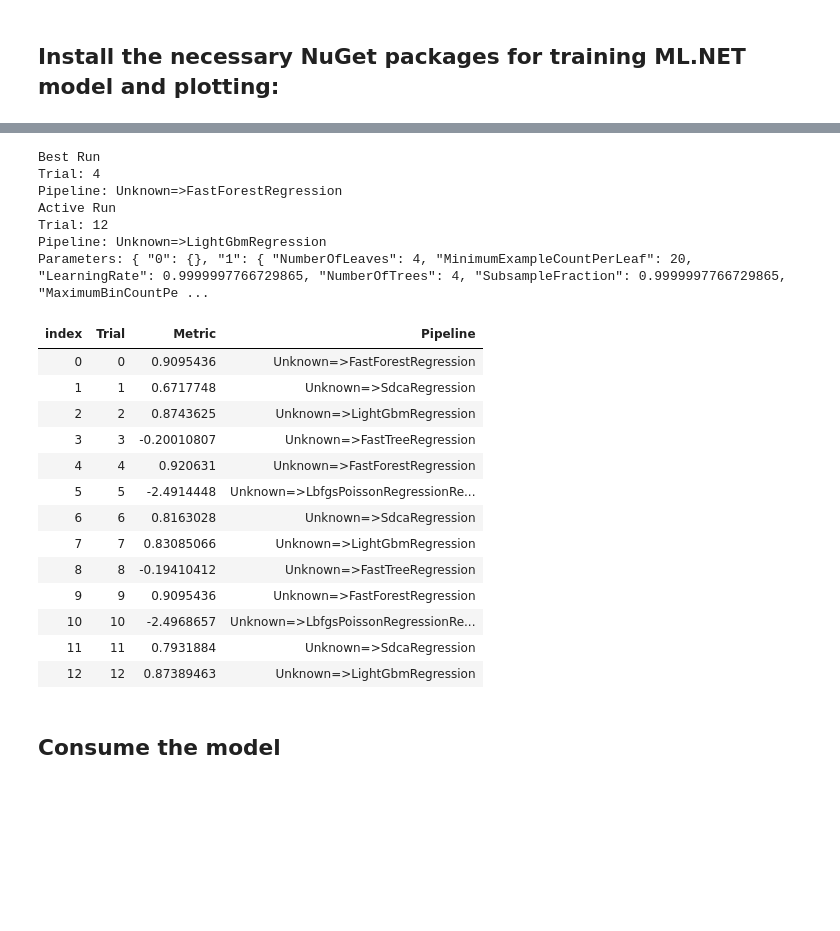
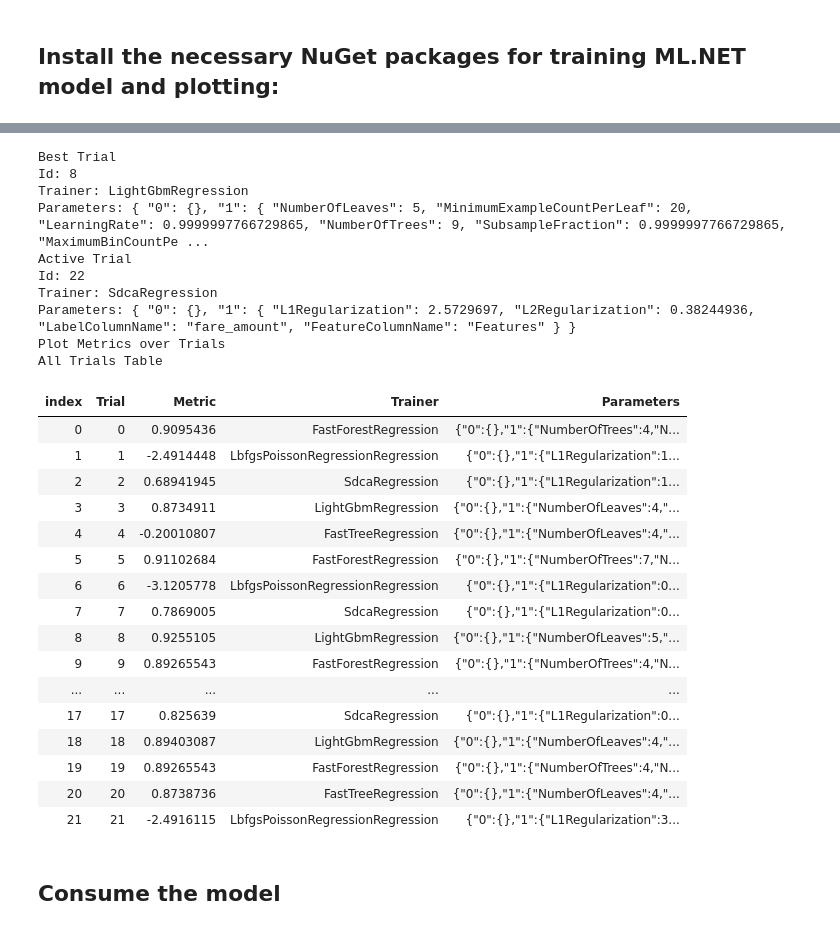
Before and after one commit to dotnet/csharp-notebooks, a Jupyter notebook: machine-learning/E2E-Regression with Taxi Dataset.ipynb, the cells around one changed output, grey strips where cells are left out. Saved outputs shown, nothing was run; the diff lists cells and outputs as text; code cells hidden in the pictures; blank space fills up the shorter version.

```diff
--- a/machine-learning/E2E-Regression with Taxi Dataset.ipynb
+++ b/machine-learning/E2E-Regression with Taxi Dataset.ipynb
@@ -59,55 +41,61 @@ using MLNetAutoML.InteractiveExtension;
 # %%
 
 //Load File
 var trainDataPath = Path.Combine(Directory.GetCurrentDirectory(),"data", "taxi-fare.csv");
 var df = DataFrame.LoadCsv(trainDataPath);
 var mlContext = new MLContext();
 
 // Append the trainer to the data processing pipeline
 var pipeline = mlContext.Transforms.Categorical.OneHotEncoding(new[] { new InputOutputColumnPair(@"vendor_id", @"vendor_id"), new InputOutputColumnPair(@"payment_type", @"payment_type")},outputKind: OutputKind.Binary)
                  .Append(mlContext.Transforms.ReplaceMissingValues(new[] { new InputOutputColumnPair(@"rate_code", @"rate_code"), new InputOutputColumnPair(@"passenger_count", @"passenger_count"), new InputOutputColumnPair(@"trip_time_in_secs", @"trip_time_in_secs"), new InputOutputColumnPair(@"trip_distance", @"trip_distance") }))
                  .Append(mlContext.Transforms.Concatenate(@"Features", new[] { @"vendor_id", @"payment_type", @"rate_code", @"passenger_count", @"trip_time_in_secs", @"trip_distance" }))
                  .Append(mlContext.Auto().Regression(labelColumnName: "fare_amount"));
 
 // Configure AutoML
 var trainTestSplit = mlContext.Data.TrainTestSplit(df, 0.2);
 var validateTestSplit = mlContext.Data.TrainTestSplit(trainTestSplit.TestSet, 0.5);
 var monitor = new NotebookMonitor();
 
  var experiment = mlContext.Auto().CreateExperiment()
                     .SetPipeline(pipeline)
                     .SetTrainingTimeInSeconds(50)
                     .SetDataset(trainTestSplit.TrainSet, validateTestSplit.TrainSet)
                     .SetEvaluateMetric(RegressionMetric.RSquared, "fare_amount", "Score")
 					.SetMonitor(monitor);
 
 					// Configure Visualizer
 monitor.SetUpdate(monitor.Display());
 
 // Start Experiment
-var result = experiment.Run().Result;
+var result = await experiment.RunAsync();
 # %% [output]
-Best Run
-Trial: 4
-Pipeline: Unknown=>FastForestRegression
-Active Run
-Trial: 12
-Pipeline: Unknown=>LightGbmRegression
-Parameters: { "0": {}, "1": { "NumberOfLeaves": 4, "MinimumExampleCountPerLeaf": 20, "LearningRate": 0.9999997766729865, "NumberOfTrees": 4, "SubsampleFraction": 0.9999997766729865, "MaximumBinCountPe ...
+Best Trial
+Id: 8
+Trainer: LightGbmRegression
+Parameters: { "0": {}, "1": { "NumberOfLeaves": 5, "MinimumExampleCountPerLeaf": 20, "LearningRate": 0.9999997766729865, "NumberOfTrees": 9, "SubsampleFraction": 0.9999997766729865, "MaximumBinCountPe ...
+Active Trial
+Id: 22
+Trainer: SdcaRegression
+Parameters: { "0": {}, "1": { "L1Regularization": 2.5729697, "L2Regularization": 0.38244936, "LabelColumnName": "fare_amount", "FeatureColumnName": "Features" } }
+Plot Metrics over Trials
+All Trials Table
-| index | Trial | Metric | Pipeline |
-| 0 | 0 | 0.9095436 | Unknown=>FastForestRegression |
-| 1 | 1 | 0.6717748 | Unknown=>SdcaRegression |
-| 2 | 2 | 0.8743625 | Unknown=>LightGbmRegression |
-| 3 | 3 | -0.20010807 | Unknown=>FastTreeRegression |
-| 4 | 4 | 0.920631 | Unknown=>FastForestRegression |
-| 5 | 5 | -2.4914448 | Unknown=>LbfgsPoissonRegressionRe... |
-| 6 | 6 | 0.8163028 | Unknown=>SdcaRegression |
-| 7 | 7 | 0.83085066 | Unknown=>LightGbmRegression |
-| 8 | 8 | -0.19410412 | Unknown=>FastTreeRegression |
-| 9 | 9 | 0.9095436 | Unknown=>FastForestRegression |
-| 10 | 10 | -2.4968657 | Unknown=>LbfgsPoissonRegressionRe... |
-| 11 | 11 | 0.7931884 | Unknown=>SdcaRegression |
-| 12 | 12 | 0.87389463 | Unknown=>LightGbmRegression |
+| index | Trial | Metric | Trainer | Parameters |
+| 0 | 0 | 0.9095436 | FastForestRegression | {"0":{},"1":{"NumberOfTrees":4,"N... |
+| 1 | 1 | -2.4914448 | LbfgsPoissonRegressionRegression | {"0":{},"1":{"L1Regularization":1... |
+| 2 | 2 | 0.68941945 | SdcaRegression | {"0":{},"1":{"L1Regularization":1... |
+| 3 | 3 | 0.8734911 | LightGbmRegression | {"0":{},"1":{"NumberOfLeaves":4,"... |
+| 4 | 4 | -0.20010807 | FastTreeRegression | {"0":{},"1":{"NumberOfLeaves":4,"... |
+| 5 | 5 | 0.91102684 | FastForestRegression | {"0":{},"1":{"NumberOfTrees":7,"N... |
+| 6 | 6 | -3.1205778 | LbfgsPoissonRegressionRegression | {"0":{},"1":{"L1Regularization":0... |
+| 7 | 7 | 0.7869005 | SdcaRegression | {"0":{},"1":{"L1Regularization":0... |
+| 8 | 8 | 0.9255105 | LightGbmRegression | {"0":{},"1":{"NumberOfLeaves":5,"... |
+| 9 | 9 | 0.89265543 | FastForestRegression | {"0":{},"1":{"NumberOfTrees":4,"N... |
+| ... | ... | ... | ... | ... |
+| 17 | 17 | 0.825639 | SdcaRegression | {"0":{},"1":{"L1Regularization":0... |
+| 18 | 18 | 0.89403087 | LightGbmRegression | {"0":{},"1":{"NumberOfLeaves":4,"... |
+| 19 | 19 | 0.89265543 | FastForestRegression | {"0":{},"1":{"NumberOfTrees":4,"N... |
+| 20 | 20 | 0.8738736 | FastTreeRegression | {"0":{},"1":{"NumberOfLeaves":4,"... |
+| 21 | 21 | -2.4916115 | LbfgsPoissonRegressionRegression | {"0":{},"1":{"L1Regularization":3... |
 # %% [markdown]
 ## Consume the model
 # %%
```
Also changed, not shown: parts of 13 cells of this notebook, 3 other files.
